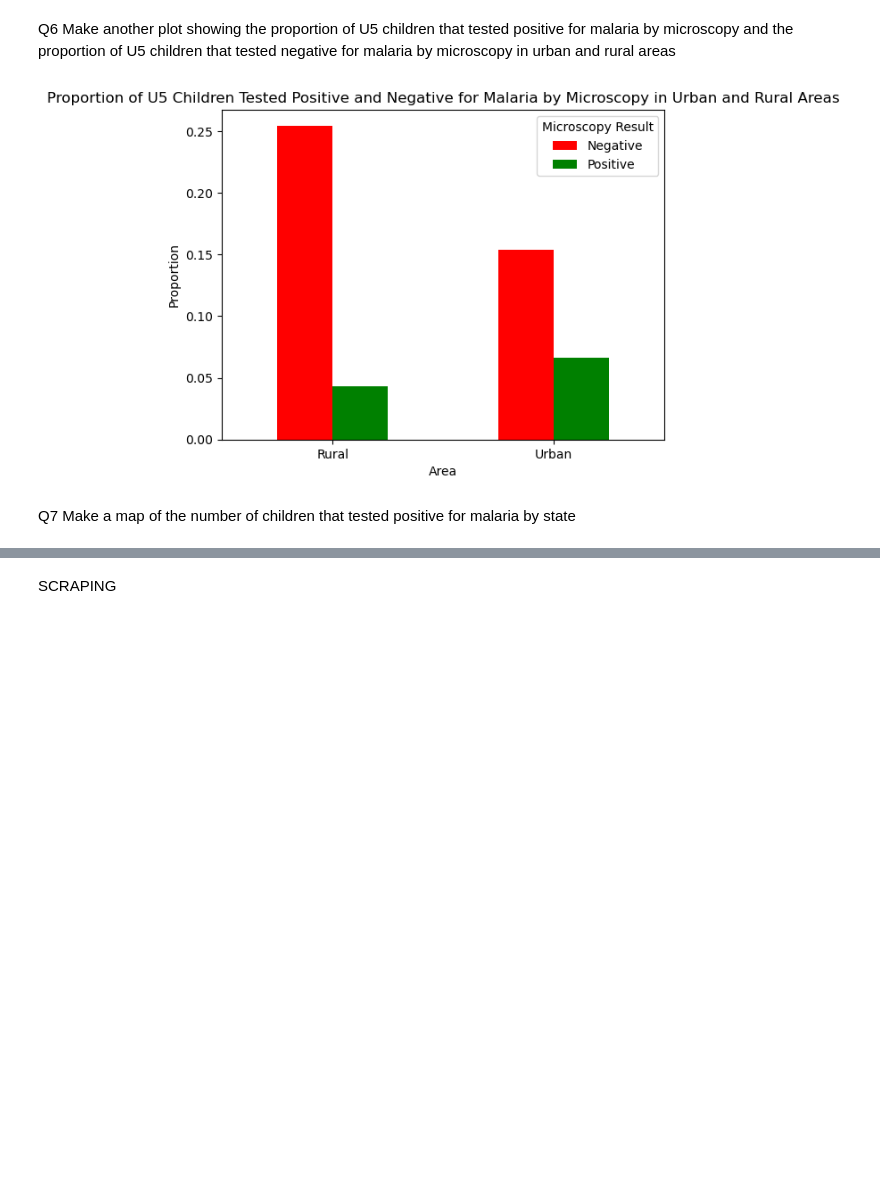
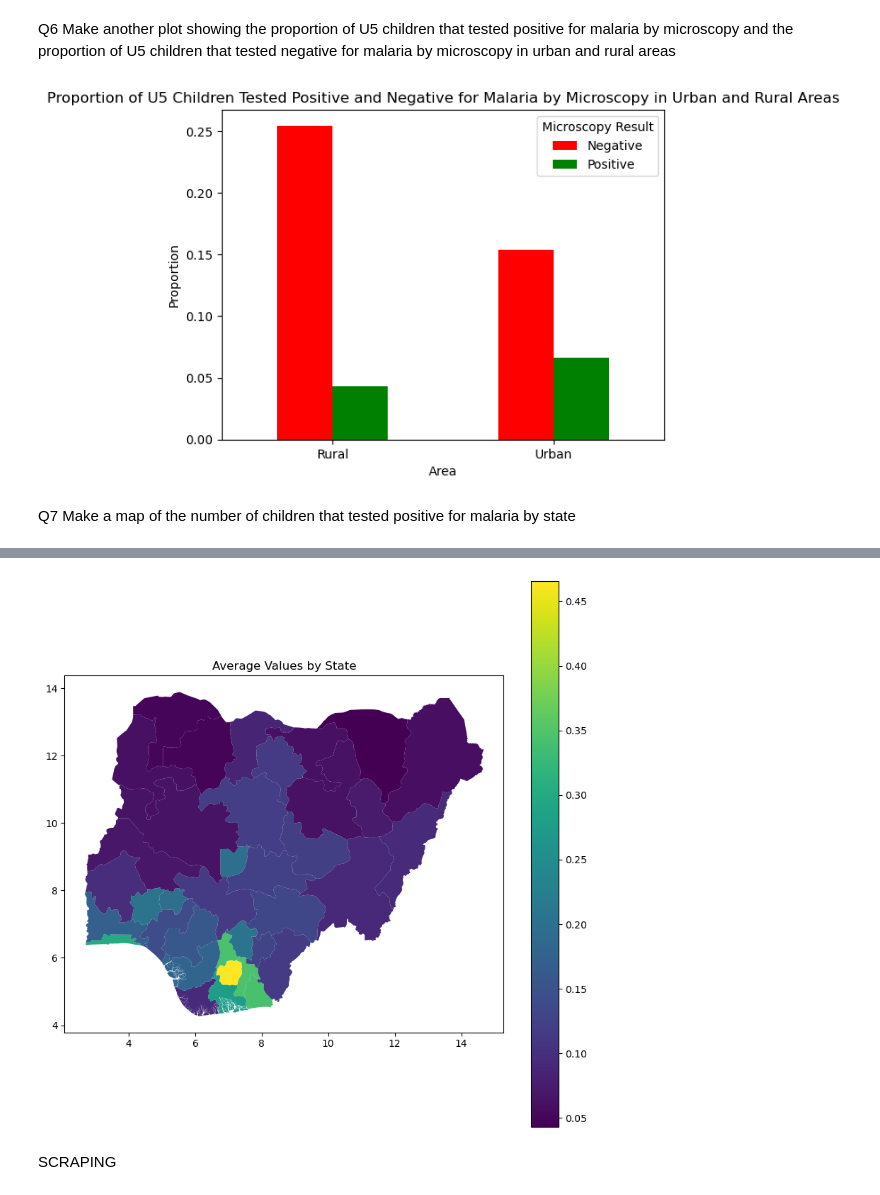
Before and after one commit to LakshmanSujithChowdary/LUC_Assessment, a Jupyter notebook: new.ipynb, the cells around one changed output, grey strips where cells are left out. Saved outputs shown, nothing was run; the diff lists cells and outputs as text; code cells hidden in the pictures; blank space fills up the shorter version.

```diff
--- a/new.ipynb
+++ b/new.ipynb
@@ -241,3 +208,53 @@ plt.show()
+# %%
+# tiff_file = './NGPR7ADT/housing data 2019 nigeria/2019_Nature_Africa_Housing_2015_NGA.tiff'
+# states_gdf = gpd.read_file('./NGPR7ADT/shapefile/gadm36_NGA_1.shp')
+import geopandas as gpd
+import rasterio
+import numpy as np
+from rasterio.mask import mask
+import matplotlib.pyplot as plt
+
+# Load the raster file
+tiff_file = './NGPR7ADT/housing data 2019 nigeria/2019_Nature_Africa_Housing_2015_NGA.tiff'
+with rasterio.open(tiff_file) as src:
+    raster_data = src.read(1)  # Reading the first band
+    transform = src.transform
+
+# Load state boundaries shapefile
+states_gdf = gpd.read_file('./NGPR7ADT/shapefile/gadm36_NGA_1.shp')
+
+# Compute average values by state
+# Compute average values by state
+state_averages = []
+
+for index, state in states_gdf.iterrows():
+    geometry = state['geometry']
+    geo_json = [geometry.__geo_interface__]
+
+    with rasterio.open(tiff_file) as src:
+        out_image, out_transform = mask(src, geo_json, crop=True)
+        out_image = out_image[0]  # Considering only the first band
+
+    # Flatten the array and filter out masked values
+    out_image = out_image.flatten()
+    out_image = out_image[out_image != src.nodata]
+
+    if len(out_image) > 0:
+        state_mean = np.nanmean(out_image)
+    else:
+        state_mean = np.nan  # Handle cases with no valid data
+
+    state_averages.append(state_mean)
+
+states_gdf['average_value'] = state_averages
+
+# Plot the map
+fig, ax = plt.subplots(1, 1, figsize=(10, 10))
+states_gdf.plot(column='average_value', ax=ax, legend=True, cmap='viridis')
+plt.title('Average Values by State')
+plt.show()
+# %% [output]
+[figure, added]
 # %% [markdown]
 SCRAPING
 # %%
```
Also changed, not shown: parts of 4 cells of this notebook, 3 other files.
